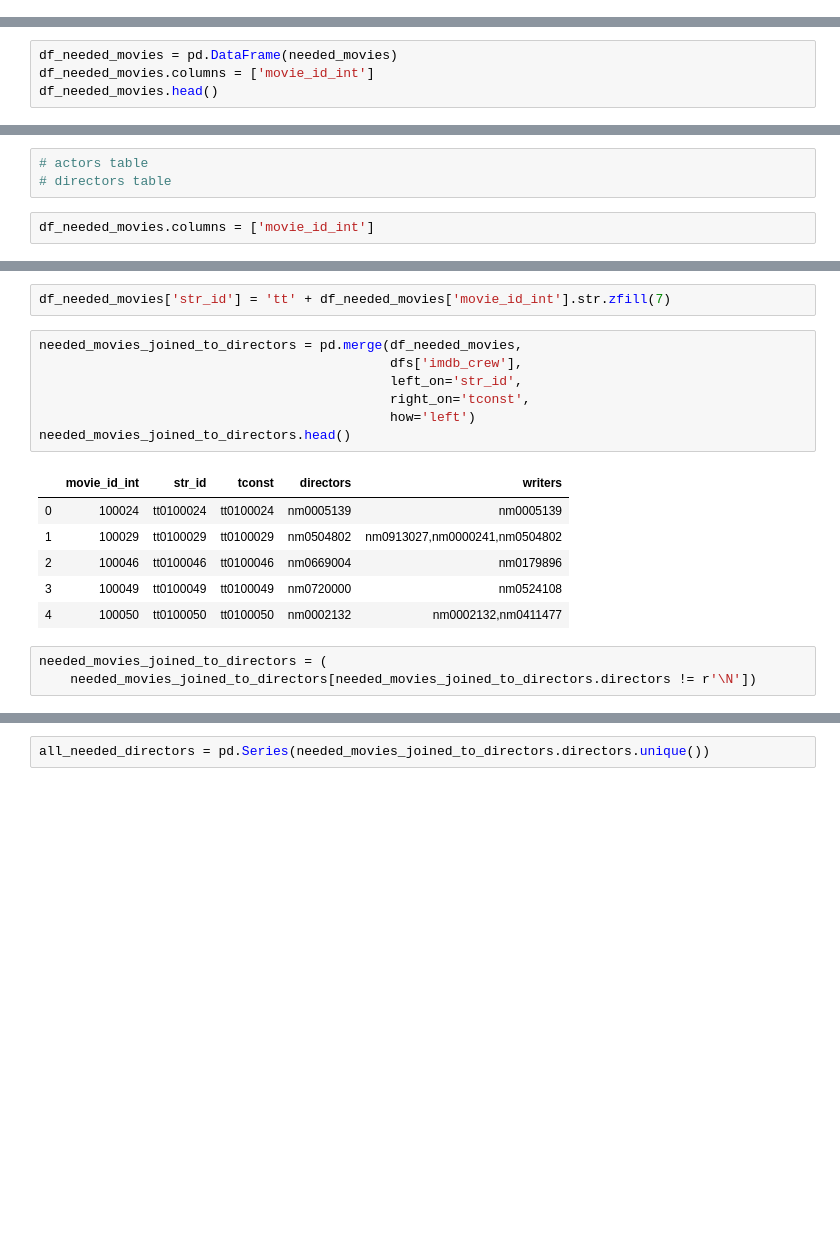
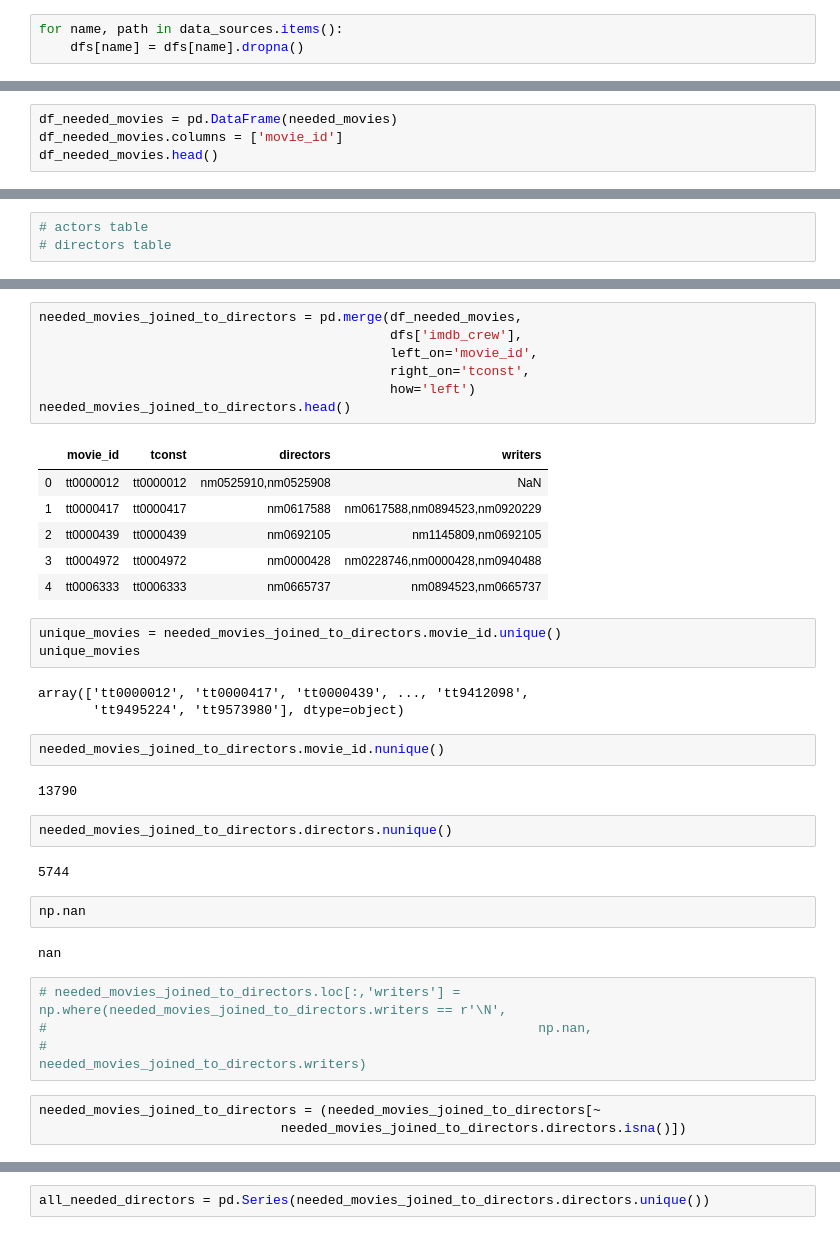
Before and after one commit to cwipy7/moreco, a Jupyter notebook: data_prep/create_actor_director_tables.ipynb, the cells around one changed output, grey strips where cells are left out. Saved outputs shown, nothing was run; the diff lists cells and outputs as text; blank space fills up the shorter version.

Commit message:
RS/CW: fixed movie filtering data bug and populated director relevance in db table

```diff
--- a/data_prep/create_actor_director_tables.ipynb
+++ b/data_prep/create_actor_director_tables.ipynb
@@ -31,3 +28,6 @@ dict_keys(['genome_scores', 'genome_tags', 'links', 'movies', 'ratings', 'tags',
+# %%
+for name, path in data_sources.items():
+    dfs[name] = dfs[name].dropna()
 # %% [markdown]
 # connect to database
 # %%
@@ -48,5 +48,5 @@ needed_movies[:5]  # check first 5
 # %%
 df_needed_movies = pd.DataFrame(needed_movies)
-df_needed_movies.columns = ['movie_id_int']
+df_needed_movies.columns = ['movie_id']
 df_needed_movies.head()
 # %% [output]
@@ -59,5 +63,3 @@ df_needed_movies.head()
 # %%
 # actors table
 # directors table
-# %%
-df_needed_movies.columns = ['movie_id_int']
@@ -73,19 +66,39 @@ df_needed_movies.head()
-# %%
-df_needed_movies['str_id'] = 'tt' + df_needed_movies['movie_id_int'].str.zfill(7)
 # %%
 needed_movies_joined_to_directors = pd.merge(df_needed_movies,
                                              dfs['imdb_crew'],
-                                             left_on='str_id',
+                                             left_on='movie_id',
                                              right_on='tconst',
                                              how='left')
 needed_movies_joined_to_directors.head()
 # %% [output]
-|  | movie_id_int | str_id | tconst | directors | writers |
-| 0 | 100024 | tt0100024 | tt0100024 | nm0005139 | nm0005139 |
-| 1 | 100029 | tt0100029 | tt0100029 | nm0504802 | nm0913027,nm0000241,nm0504802 |
-| 2 | 100046 | tt0100046 | tt0100046 | nm0669004 | nm0179896 |
-| 3 | 100049 | tt0100049 | tt0100049 | nm0720000 | nm0524108 |
-| 4 | 100050 | tt0100050 | tt0100050 | nm0002132 | nm0002132,nm0411477 |
+|  | movie_id | tconst | directors | writers |
+| 0 | tt0000012 | tt0000012 | nm0525910,nm0525908 | NaN |
+| 1 | tt0000417 | tt0000417 | nm0617588 | nm0617588,nm0894523,nm0920229 |
+| 2 | tt0000439 | tt0000439 | nm0692105 | nm1145809,nm0692105 |
+| 3 | tt0004972 | tt0004972 | nm0000428 | nm0228746,nm0000428,nm0940488 |
+| 4 | tt0006333 | tt0006333 | nm0665737 | nm0894523,nm0665737 |
+# %%
+unique_movies = needed_movies_joined_to_directors.movie_id.unique()
+unique_movies
+# %% [output]
+array(['tt0000012', 'tt0000417', 'tt0000439', ..., 'tt9412098',
+       'tt9495224', 'tt9573980'], dtype=object)
+# %%
+needed_movies_joined_to_directors.movie_id.nunique()
+# %% [output]
+13790
+# %%
+needed_movies_joined_to_directors.directors.nunique()
+# %% [output]
+5744
+# %%
+np.nan
+# %% [output]
+nan
+# %%
+# needed_movies_joined_to_directors.loc[:,'writers'] = np.where(needed_movies_joined_to_directors.writers == r'\N',
+#                                                               np.nan,
+#                                                               needed_movies_joined_to_directors.writers)
 # %%
-needed_movies_joined_to_directors = (
-    needed_movies_joined_to_directors[needed_movies_joined_to_directors.directors != r'\N'])
+needed_movies_joined_to_directors = (needed_movies_joined_to_directors[~
+                               needed_movies_joined_to_directors.directors.isna()])
```
Also changed, not shown: parts of 62 cells of this notebook, 1 other file.
